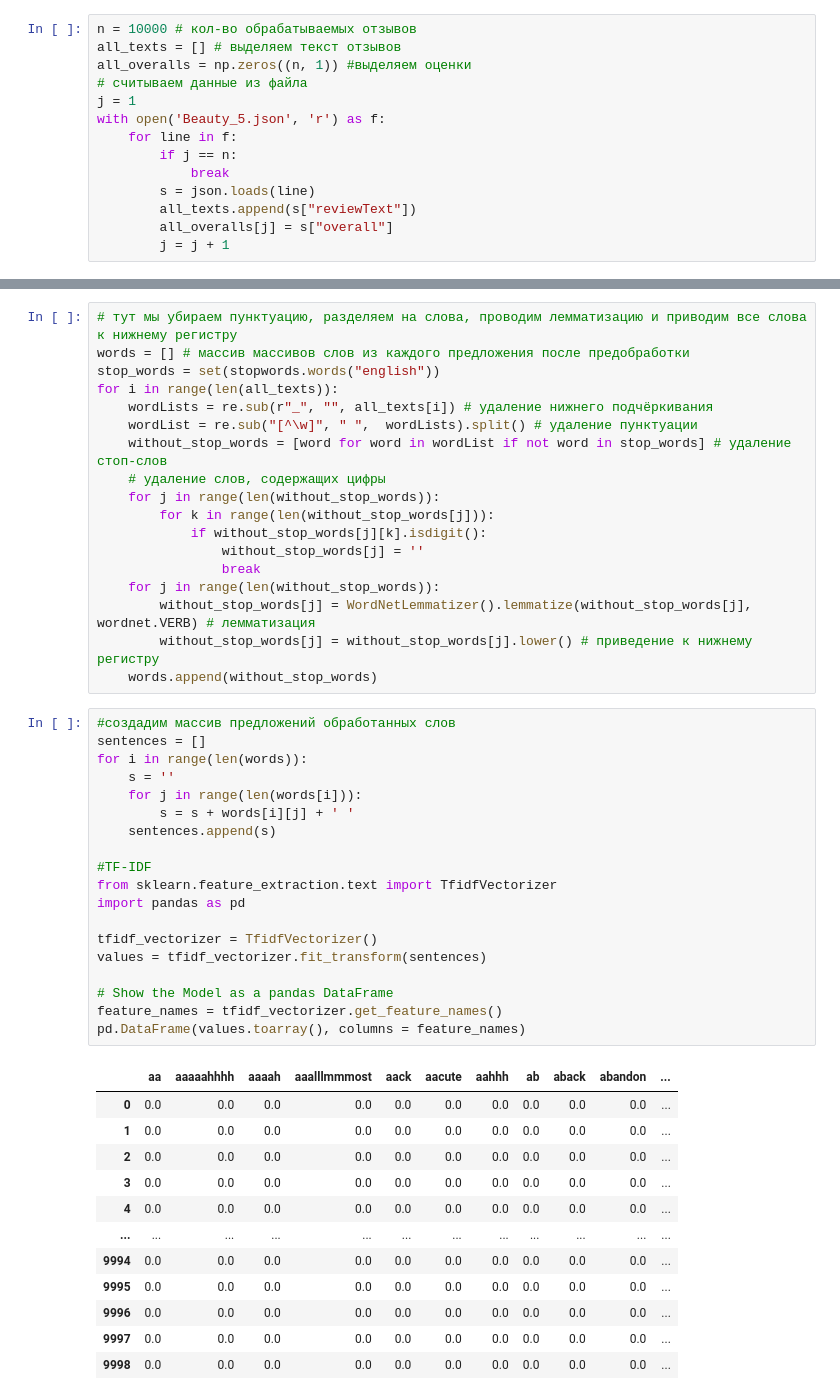
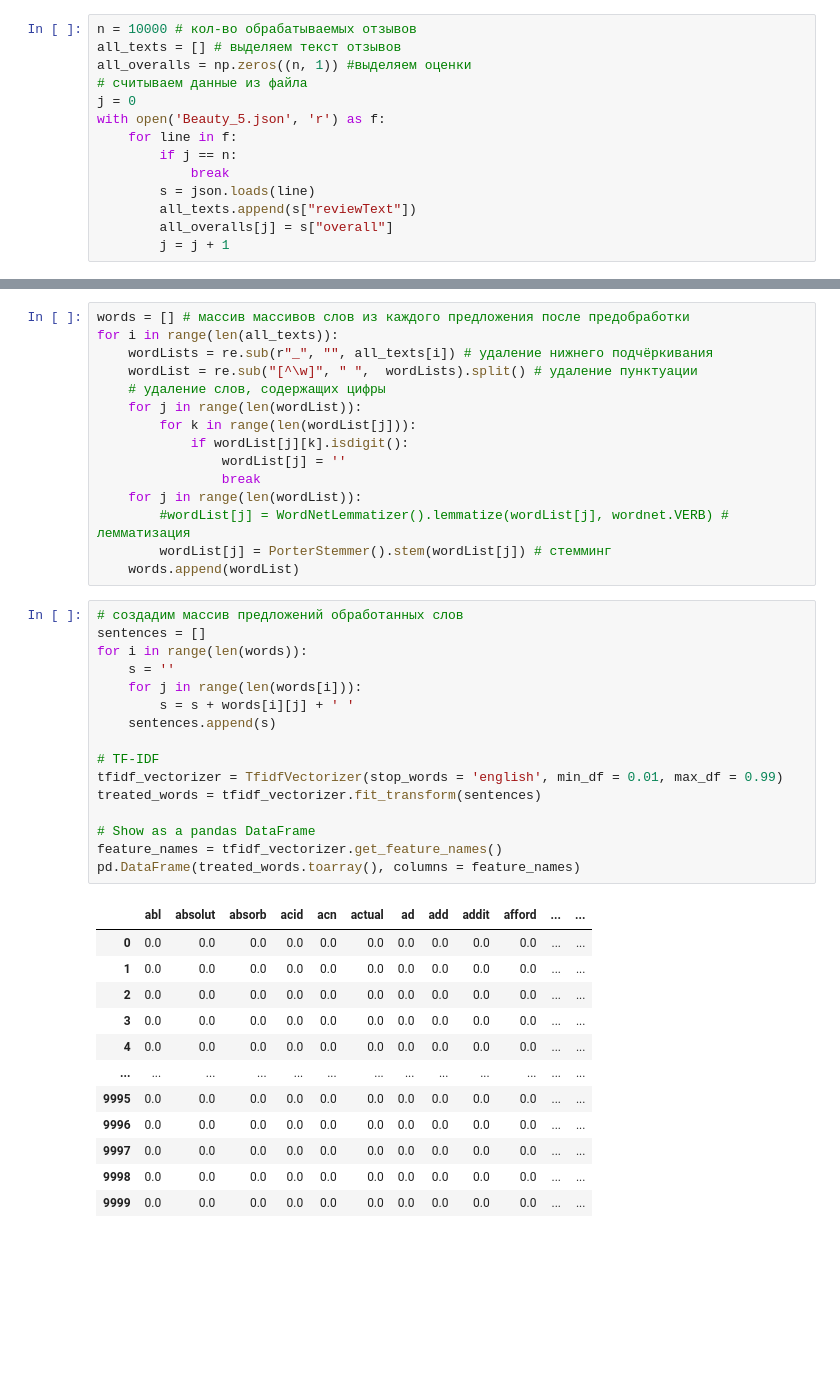
Before and after one commit to vvubbalubba/Task_ISP, a Jupyter notebook: Задание ИСП.ipynb, the cells around one changed output, grey strips where cells are left out. Cells and saved outputs as stored; diff of their text form; blank space fills up the shorter version.

```diff
--- a/Задание ИСП.ipynb
+++ b/Задание ИСП.ipynb
@@ -12,7 +14,7 @@ n = 10000 # кол-во обрабатываемых отзывов
 all_texts = [] # выделяем текст отзывов
 all_overalls = np.zeros((n, 1)) #выделяем оценки
 # считываем данные из файла
-j = 1
+j = 0
 with open('Beauty_5.json', 'r') as f:
     for line in f:
         if j == n:
@@ -26,50 +66,44 @@ binarized_overalls = (all_overalls > 3).astype(int)
 # %%
-# тут мы убираем пунктуацию, разделяем на слова, проводим лемматизацию и приводим все слова к нижнему регистру
 words = [] # массив массивов слов из каждого предложения после предобработки
-stop_words = set(stopwords.words("english"))
 for i in range(len(all_texts)):
     wordLists = re.sub(r"_", "", all_texts[i]) # удаление нижнего подчёркивания
     wordList = re.sub("[^\w]", " ",  wordLists).split() # удаление пунктуации
-    without_stop_words = [word for word in wordList if not word in stop_words] # удаление стоп-слов
     # удаление слов, содержащих цифры
-    for j in range(len(without_stop_words)):
-        for k in range(len(without_stop_words[j])):
-            if without_stop_words[j][k].isdigit():
-                without_stop_words[j] = ''
+    for j in range(len(wordList)):
+        for k in range(len(wordList[j])):
+            if wordList[j][k].isdigit():
+                wordList[j] = ''
                 break
-    for j in range(len(without_stop_words)):
-        without_stop_words[j] = WordNetLemmatizer().lemmatize(without_stop_words[j], wordnet.VERB) # лемматизация
-        without_stop_words[j] = without_stop_words[j].lower() # приведение к нижнему регистру
-    words.append(without_stop_words)
+    for j in range(len(wordList)):
+        #wordList[j] = WordNetLemmatizer().lemmatize(wordList[j], wordnet.VERB) # лемматизация
+        wordList[j] = PorterStemmer().stem(wordList[j]) # стемминг
+    words.append(wordList)
 # %%
-#создадим массив предложений обработанных слов
+# создадим массив предложений обработанных слов
 sentences = []
 for i in range(len(words)):
     s = ''
     for j in range(len(words[i])):
         s = s + words[i][j] + ' '
     sentences.append(s)
 
-#TF-IDF
-from sklearn.feature_extraction.text import TfidfVectorizer
-import pandas as pd
+# TF-IDF
+tfidf_vectorizer = TfidfVectorizer(stop_words = 'english', min_df = 0.01, max_df = 0.99)
+treated_words = tfidf_vectorizer.fit_transform(sentences)
 
-tfidf_vectorizer = TfidfVectorizer()
-values = tfidf_vectorizer.fit_transform(sentences)
-
-# Show the Model as a pandas DataFrame
+# Show as a pandas DataFrame
 feature_names = tfidf_vectorizer.get_feature_names()
-pd.DataFrame(values.toarray(), columns = feature_names)
+pd.DataFrame(treated_words.toarray(), columns = feature_names)
 # %% [output]
-|  | aa | aaaaahhhh | aaaah | aaalllmmmost | aack | aacute | aahhh | ab | aback | abandon | ... |
-| 0 | 0.0 | 0.0 | 0.0 | 0.0 | 0.0 | 0.0 | 0.0 | 0.0 | 0.0 | 0.0 | ... |
-| 1 | 0.0 | 0.0 | 0.0 | 0.0 | 0.0 | 0.0 | 0.0 | 0.0 | 0.0 | 0.0 | ... |
-| 2 | 0.0 | 0.0 | 0.0 | 0.0 | 0.0 | 0.0 | 0.0 | 0.0 | 0.0 | 0.0 | ... |
-| 3 | 0.0 | 0.0 | 0.0 | 0.0 | 0.0 | 0.0 | 0.0 | 0.0 | 0.0 | 0.0 | ... |
-| 4 | 0.0 | 0.0 | 0.0 | 0.0 | 0.0 | 0.0 | 0.0 | 0.0 | 0.0 | 0.0 | ... |
-| ... | ... | ... | ... | ... | ... | ... | ... | ... | ... | ... | ... |
-| 9994 | 0.0 | 0.0 | 0.0 | 0.0 | 0.0 | 0.0 | 0.0 | 0.0 | 0.0 | 0.0 | ... |
-| 9995 | 0.0 | 0.0 | 0.0 | 0.0 | 0.0 | 0.0 | 0.0 | 0.0 | 0.0 | 0.0 | ... |
-| 9996 | 0.0 | 0.0 | 0.0 | 0.0 | 0.0 | 0.0 | 0.0 | 0.0 | 0.0 | 0.0 | ... |
-| 9997 | 0.0 | 0.0 | 0.0 | 0.0 | 0.0 | 0.0 | 0.0 | 0.0 | 0.0 | 0.0 | ... |
-| 9998 | 0.0 | 0.0 | 0.0 | 0.0 | 0.0 | 0.0 | 0.0 | 0.0 | 0.0 | 0.0 | ... |
+|  | abl | absolut | absorb | acid | acn | actual | ad | add | addit | afford | ... | ... |
+| 0 | 0.0 | 0.0 | 0.0 | 0.0 | 0.0 | 0.0 | 0.0 | 0.0 | 0.0 | 0.0 | ... | ... |
+| 1 | 0.0 | 0.0 | 0.0 | 0.0 | 0.0 | 0.0 | 0.0 | 0.0 | 0.0 | 0.0 | ... | ... |
+| 2 | 0.0 | 0.0 | 0.0 | 0.0 | 0.0 | 0.0 | 0.0 | 0.0 | 0.0 | 0.0 | ... | ... |
+| 3 | 0.0 | 0.0 | 0.0 | 0.0 | 0.0 | 0.0 | 0.0 | 0.0 | 0.0 | 0.0 | ... | ... |
+| 4 | 0.0 | 0.0 | 0.0 | 0.0 | 0.0 | 0.0 | 0.0 | 0.0 | 0.0 | 0.0 | ... | ... |
+| ... | ... | ... | ... | ... | ... | ... | ... | ... | ... | ... | ... | ... |
+| 9995 | 0.0 | 0.0 | 0.0 | 0.0 | 0.0 | 0.0 | 0.0 | 0.0 | 0.0 | 0.0 | ... | ... |
+| 9996 | 0.0 | 0.0 | 0.0 | 0.0 | 0.0 | 0.0 | 0.0 | 0.0 | 0.0 | 0.0 | ... | ... |
+| 9997 | 0.0 | 0.0 | 0.0 | 0.0 | 0.0 | 0.0 | 0.0 | 0.0 | 0.0 | 0.0 | ... | ... |
+| 9998 | 0.0 | 0.0 | 0.0 | 0.0 | 0.0 | 0.0 | 0.0 | 0.0 | 0.0 | 0.0 | ... | ... |
+| 9999 | 0.0 | 0.0 | 0.0 | 0.0 | 0.0 | 0.0 | 0.0 | 0.0 | 0.0 | 0.0 | ... | ... |
```
Also changed, not shown: parts of 8 cells of this notebook.
